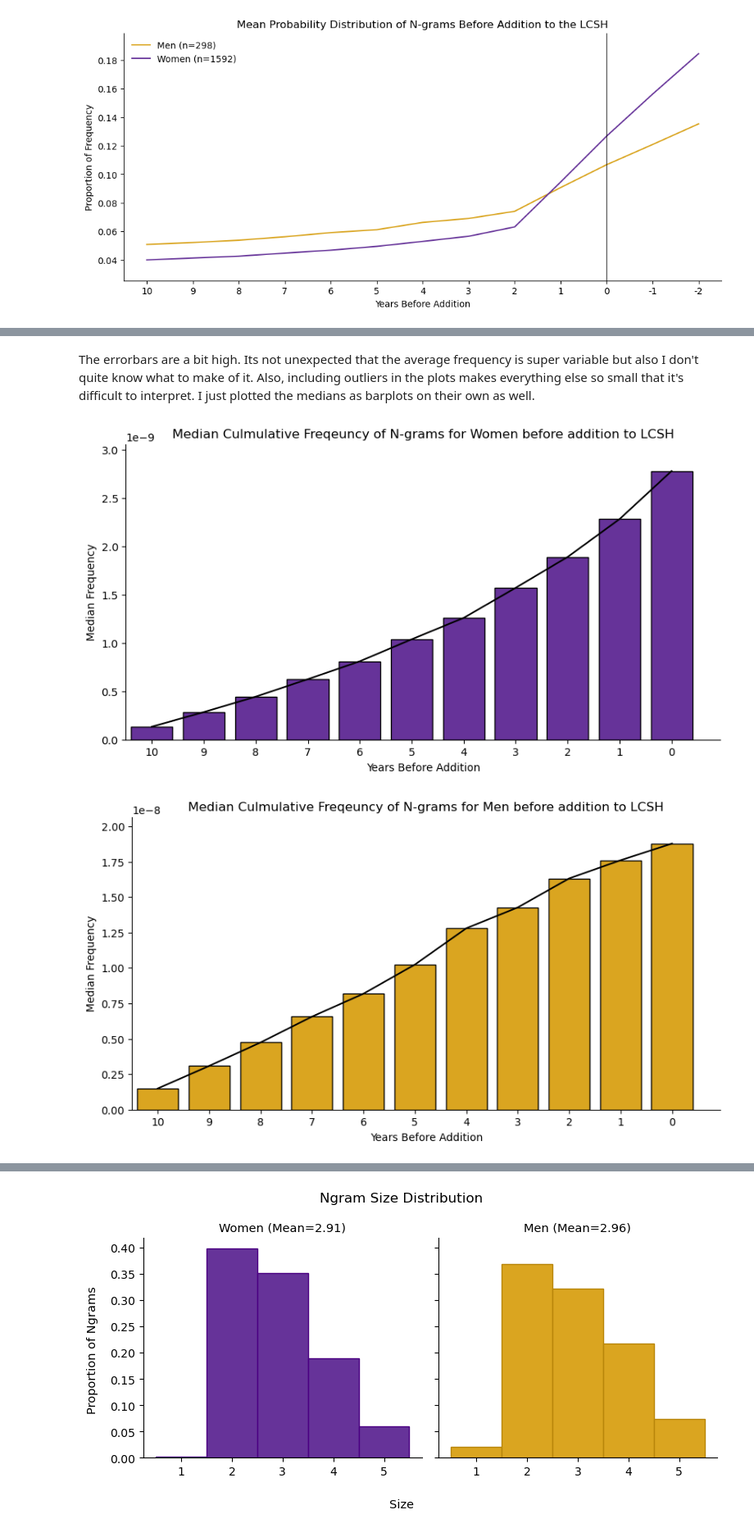
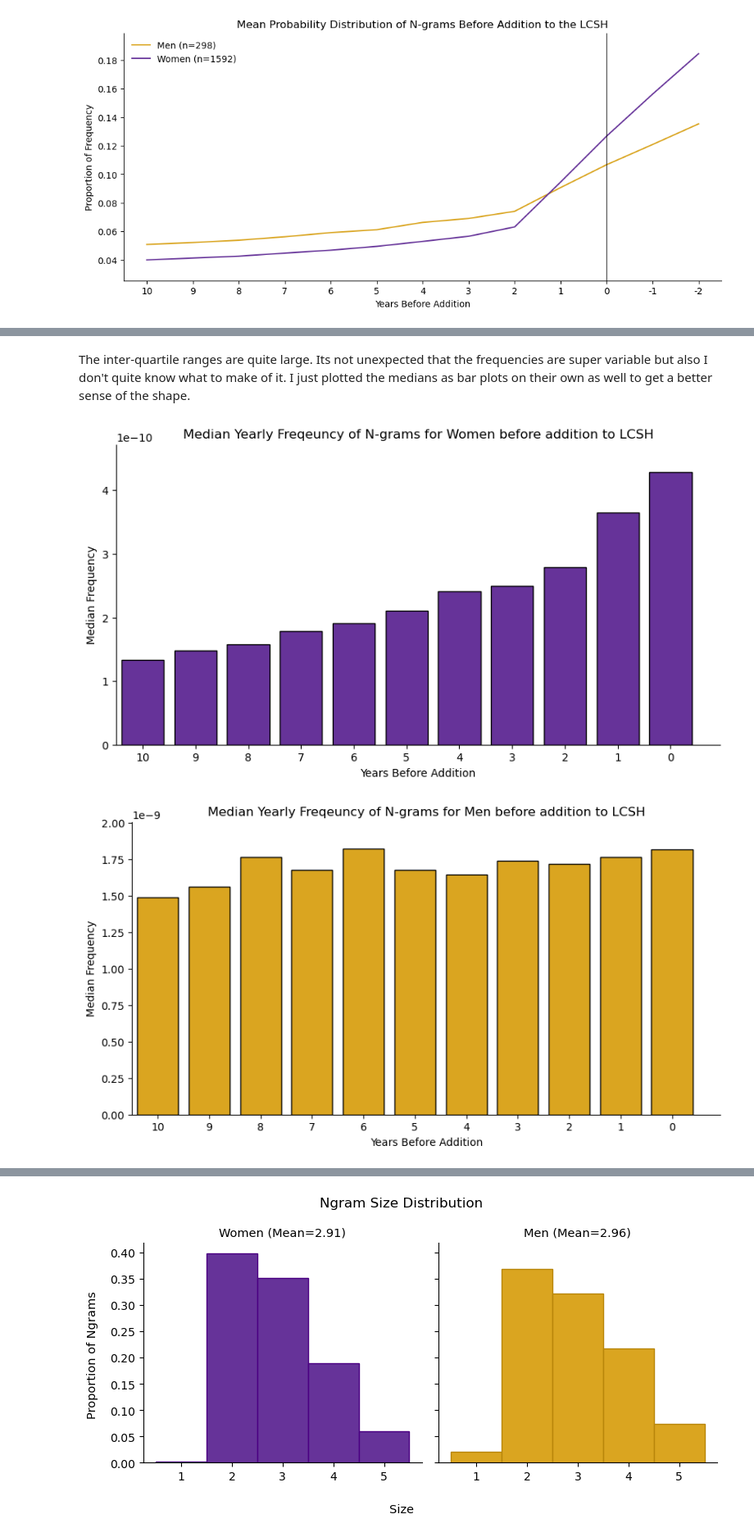
Before and after one commit to katie-warburton/Gender-in-the-LCSH, a Jupyter notebook: LCSHs & Gender.ipynb, the cells around one changed output, grey strips where cells are left out. Shown at 82% size. Cells and saved outputs as stored; diff of their text form; code cells hidden in the pictures.

```diff
--- a/LCSHs & Gender.ipynb
+++ b/LCSHs & Gender.ipynb
@@ -93,8 +93,8 @@ def compareLCC(wCats, mCats, label, raw=False):
     _, ax = plt.subplots(figsize = (10, 5))
     ax.spines[['top', 'right']].set_visible(False)
     x = np.array([i for i in range(len(catSpan))])
-    plt.bar(x-width, wCats.values(), width, align='edge', color='rebeccapurple', edgecolor='black', label='Men')
-    plt.bar(x, mCats.values(), width, align='edge', color='goldenrod', edgecolor='black', label='Women')
+    plt.bar(x-width, wCats.values(), width, align='edge', color='rebeccapurple', edgecolor='black', label='Women')
+    plt.bar(x, mCats.values(), width, align='edge', color='goldenrod', edgecolor='black', label='Men')
     plt.xticks(x, catSpan)
     plt.legend(frameon=False, loc='upper left')
     plt.title(f'LCC Category Distirbution of {label} for Men and Women')
@@ -218,7 +218,6 @@ def getGenderedTerms(lcsh, genderWords):
         if 'lesbian' in words and 'gay' in words:
             continue
         if flag:
-            # this occasionally comes up because LCSH tends to differentiate by gender using 'gay men' and 'lesbians' but not always
             headings[idx] = term
     return headings
 
@@ -271,7 +270,6 @@ def getAvgProp(freqs, years, yrsBefore, yrsAfter):
         added = years[i]-1970
         windowMat = freqs[i,added-(yrsBefore+1):added+yrsAfter]
         if np.sum(windowMat) == 0:
-            print(f'No N-gram frequency for window at index {i}')
             continue
         lines[i] = windowMat / np.sum(windowMat)
     avgLine = np.mean(lines, axis=0)
@@ -289,27 +287,26 @@ def getControl(freqs, yrsBefore, yrsAfter):
     control = np.mean(np.vstack(randomLines), axis=0)
     return control
 
-def getCulmFreqs(freqs, years, yrsBefore, yrsAfter):
+def getRawFreqs(freqs, years, yrsBefore, yrsAfter):
     total = yrsBefore + yrsAfter + 1
     lines = np.zeros((len(years), total))
     for i in range (len(years)):
         added = years[i]-1970
         windowMat = freqs[i,added-(yrsBefore+1):added+yrsAfter]
         if np.sum(windowMat) == 0:
-            print(f'No N-gram frequency for window at index {i}')
             continue
-        lines[i] = np.cumsum(windowMat)
+        lines[i] = windowMat
     return lines
 
-def culmBoxPlot(culmFreq, label, colour='green'):
+def freqBoxPlot(freq, label, colour='green'):
     boxprops=dict(facecolor=colour, color='black')
     _, ax = plt.subplots(figsize = (10, 5))
     ax.spines[['top', 'right']].set_visible(False)
-    ax.boxplot(culmFreq, showfliers=False, patch_artist=True, boxprops=boxprops, medianprops=dict(color='black'))
-    plt.xticks([i for i in range(1, culmFreq.shape[1]+1)], [-i for i in range(-culmFreq.shape[1]+1, 1)])
+    ax.boxplot(freq, showfliers=False, patch_artist=True, boxprops=boxprops, medianprops=dict(color='black'))
+    plt.xticks([i for i in range(1, freq.shape[1]+1)], [-i for i in range(-freq.shape[1]+1, 1)])
     plt.ylabel('Median Frequency')
     plt.xlabel('Years Before')
-    plt.title(f'Median Frequency of N-grams for {label} Before Addition to LCSH')
+    plt.title(f'Median Yearly Frequency of N-grams for {label} Before Addition to LCSH')
     plt.show()
 
 def barPlots(culmFreq, before, after, label, colour='green'):
@@ -318,11 +315,11 @@ def barPlots(culmFreq, before, after, label, colour='green'):
     _, ax = plt.subplots(figsize = (10, 5))
     ax.spines[['top', 'right']].set_visible(False)
     ax.bar(x,culmFreq, color=colour, edgecolor='black')
-    ax.plot(x, culmFreq, color='black')
+    #ax.plot(x, culmFreq, color='black')
     plt.xticks([x[i] for i in range(0, len(x))], [-(x[i]) for i in range(0, len(x))])
     plt.xlim(-before-0.5)
     plt.margins(0, 0.1)
-    plt.title(f'Median Culmulative Freqeuncy of N-grams for {label} before addition to LCSH')
+    plt.title(f'Median Yearly Freqeuncy of N-grams for {label} before addition to LCSH')
     plt.xlabel('Years Before Addition')
     plt.ylabel('Median Frequency')
     plt.show()
@@ -558,7 +577,7 @@ Frequency was pretty skewed so I looked at boxplots for the average culmulative
 # %%
-mCulm = getCulmFreqs(mFreqs, mYrs, 10, 0)
-wCulm = getCulmFreqs(wFreqs, wYrs, 10, 0)
+mRawFreqs = getRawFreqs(mFreqs, mYrs, 10, 0)
+wRawFreqs = getRawFreqs(wFreqs, wYrs, 10, 0)
 
-culmBoxPlot(mCulm, 'Men', 'goldenrod')
-culmBoxPlot(wCulm, 'Women', 'rebeccapurple')
+freqBoxPlot(mRawFreqs, 'Men', 'goldenrod')
+freqBoxPlot(wRawFreqs, 'Women', 'rebeccapurple')
 # %% [output]
@@ -568,11 +586,11 @@ No N-gram frequency for window at index 269
 # %% [markdown]
-The errorbars are a bit high. Its not unexpected that the average frequency is super variable but also I don't quite know what to make of it. Also, including outliers in the plots makes everything else so small that it's difficult to interpret. I just plotted the medians as barplots on their own as well.
+The inter-quartile ranges are quite large. Its not unexpected that the frequencies are super variable but also I don't quite know what to make of it. I just plotted the medians as bar plots on their own as well to get a better sense of the shape.
 # %%
-wCulmAvg = np.median(wCulm, axis=0)
-mCulmAvg = np.median(mCulm, axis=0)
-barPlots(wCulmAvg, 10, 0, 'Women', 'rebeccapurple')
-barPlots(mCulmAvg, 10, 0, 'Men', 'goldenrod')
+wFreqAvg = np.median(wRawFreqs, axis=0)
+mFreqAvg = np.median(mRawFreqs, axis=0)
+barPlots(wFreqAvg, 10, 0, 'Women', 'rebeccapurple')
+barPlots(mFreqAvg, 10, 0, 'Men', 'goldenrod')
 # %% [output]
-[figure, old version]
+[figure, new version]
-[figure, old version]
+[figure, new version]
 # %% [markdown]
```
Also changed, not shown: parts of 41 cells of this notebook, 1 other file.
